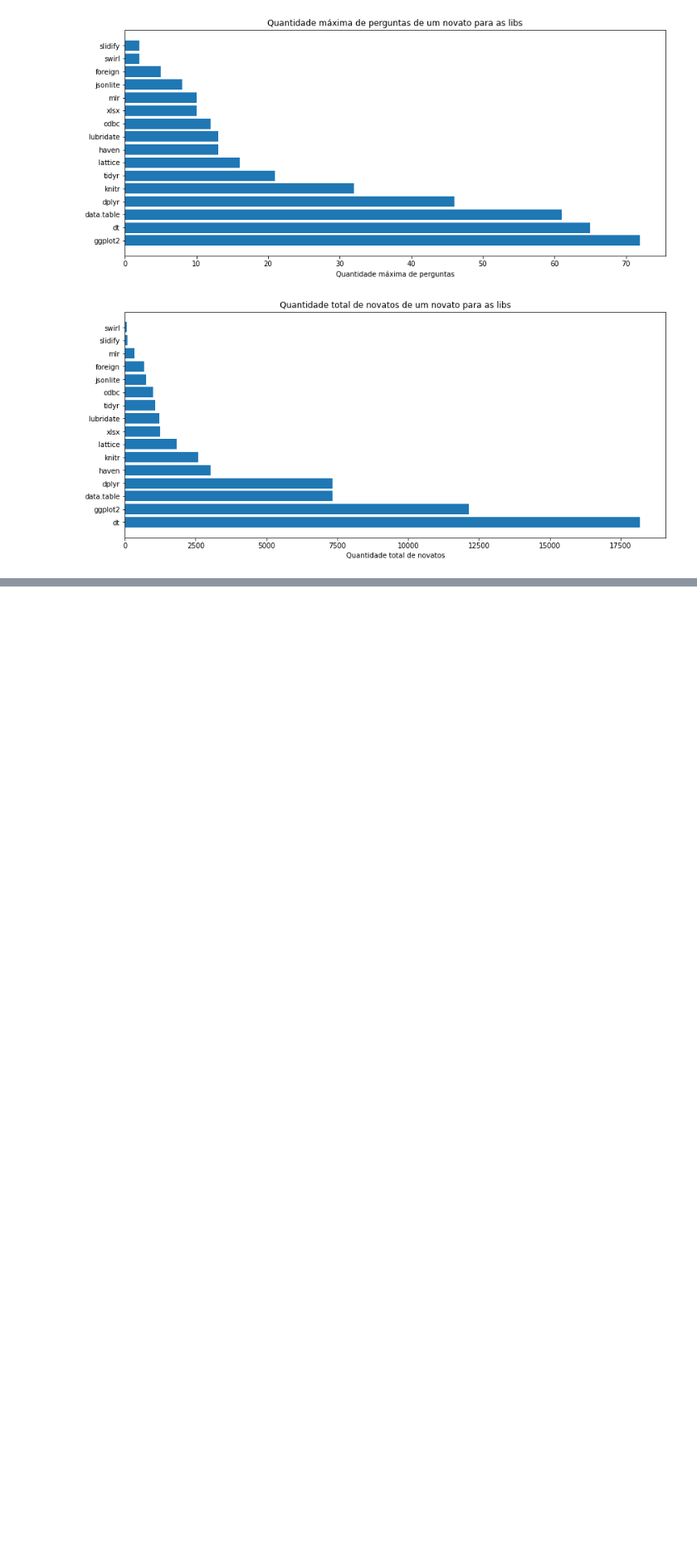
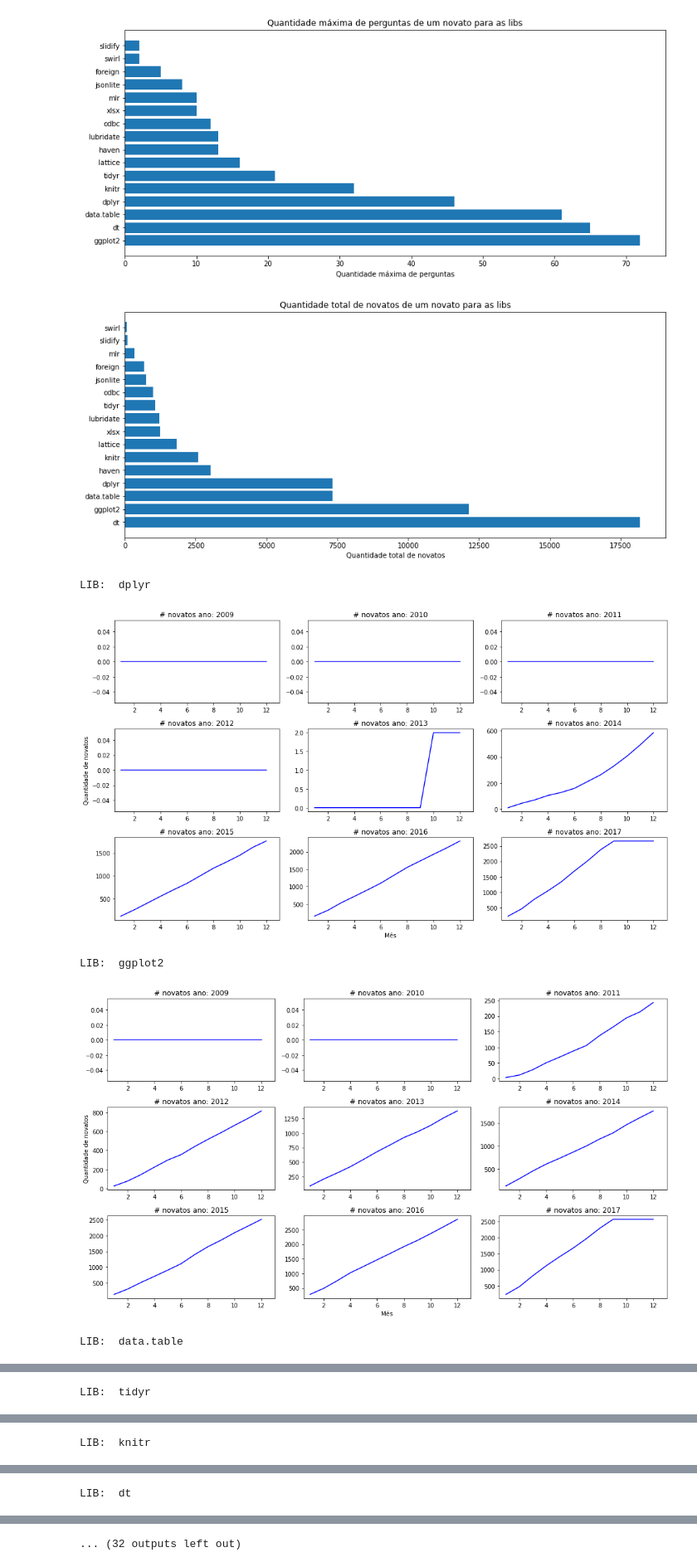
Before and after one commit to JuanFSR/EngenhariaEmpirica, a Jupyter notebook: mineracao_r.ipynb, the cells around one changed output, grey strips where cells are left out. Shown at 83% size. Drawn from its saved outputs; the diff is of its cells as text; code cells hidden in the pictures; blank space fills up the shorter version.

Commit message:
adicionado visualizações por lib e por mês

```diff
--- a/mineracao_r.ipynb
+++ b/mineracao_r.ipynb
@@ -286,2 +291,72 @@ plt.show()
 # %% [output]
 [figure]
+# %%
+idxFigure = 3
+libs = dataLanguage['Lib'].unique().tolist()
+
+for lib in libs:
+    dataLib = dataLanguage.loc[dataLanguage['Lib'] == lib]
+    anos = dataLib['Year'].unique().tolist()
+    fig, axs = plt.subplots(3, 3)
+    fig.set_figwidth(14)
+    fig.set_figheight(8)
+    idxX = 0
+    idxY = 0
+
+    totalBckp = 0
+
+    print('LIB: ', lib)
+    for ano in anos:
+        dataLanguageAno = dataLib.loc[dataLib['Year'] == ano]
+        y = sc.returnY(len(dataLanguageAno['Month'].unique().tolist()))
+        x = []
+
+        for mes in dataLanguageAno['Month'].unique().tolist():
+            dataLanguageMes = dataLanguageAno.loc[dataLanguageAno['Month'] == mes]
+
+            try:
+                valueNewCommers = x[-1]
+            except:
+                valueNewCommers = 0
+                # valueNewCommers = totalBckp
+
+            valueNewCommers += dataLanguageMes['NewCommers'].sum()
+            totalBckp += dataLanguageMes['NewCommers'].sum()
+            x.append(valueNewCommers)
+
+        axs[idxX][idxY].plot(y, x, color='blue')
+
+        axs[idxX][idxY].set_title('# novatos ano: {}'.format(ano))
+
+        if idxX == 1 and idxY == 0:
+            axs[idxX][idxY].set_ylabel('Quantidade de novatos')
+
+        if idxX == 2 and idxY == 1:
+            axs[idxX][idxY].set_xlabel('Mês')
+
+        axs[idxX][idxY].set_xlim(0.5, 13)
+
+        # plt.ylim(x[0], x[-1] + 10)
+        # plt.xlim(-1, 13)
+        # plt.title('# novatos por mês para a lib {} no ano {}'.format(lib, ano))
+        # plt.ylabel('Quantidade de novatos')
+        # plt.xlabel('Mês')
+        # plt.show()
+
+        idxY += 1
+
+        if idxY == 3:
+            idxY = 0
+            idxX += 1
+
+    fig.tight_layout()
+    plt.show()
+
+    fig.savefig('result/{}/{}. {}_newcommers_years.png'.format(prefix, idxFigure, lib), dpi=fig.dpi, bbox_inches='tight')
+    idxFigure += 1
+# %% [output]
+LIB:  dplyr
+[figure, added]
+LIB:  ggplot2
+[figure, added]
+LIB:  data.table
@@ -287,0 +364 @@ plt.show()
+LIB:  tidyr
@@ -287,0 +366 @@ plt.show()
+LIB:  knitr
@@ -287,0 +368 @@ plt.show()
+LIB:  dt
@@ -287,0 +370 @@ plt.show()
+... (32 outputs left out)
```
Also changed, not shown: parts of 4 cells of this notebook, 1 other file.
